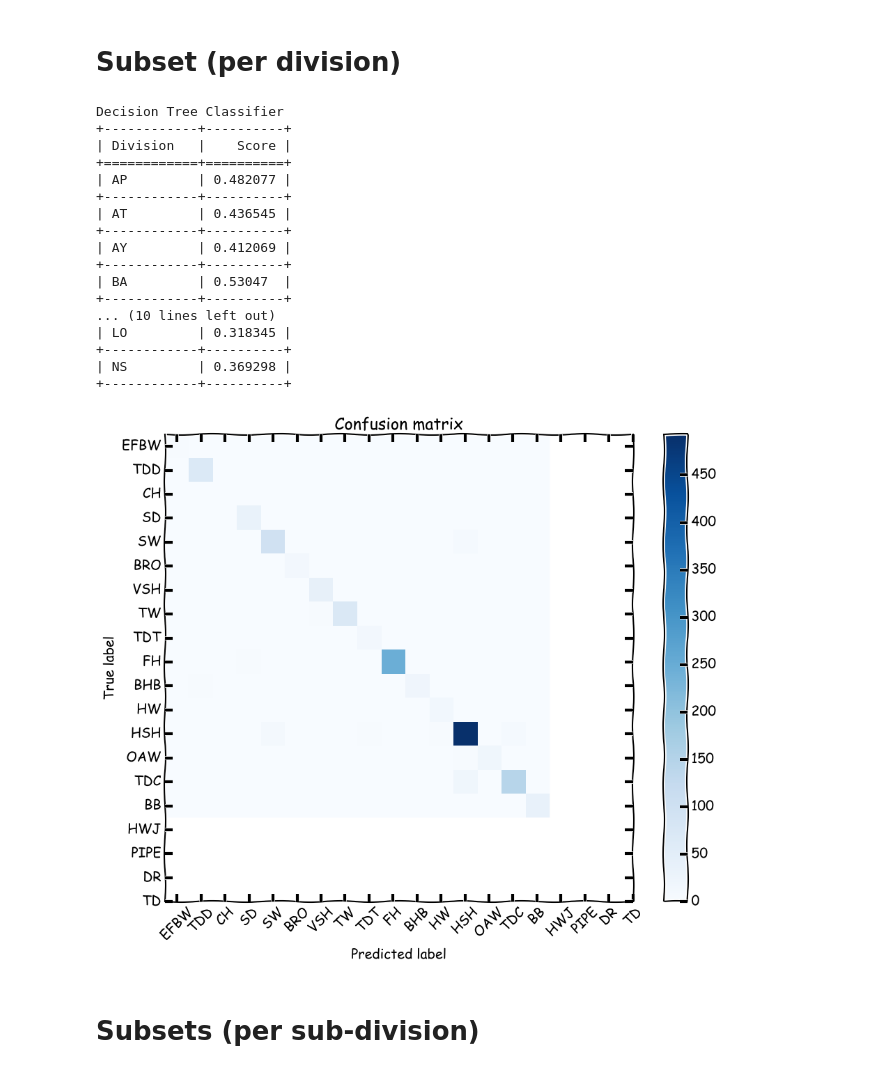
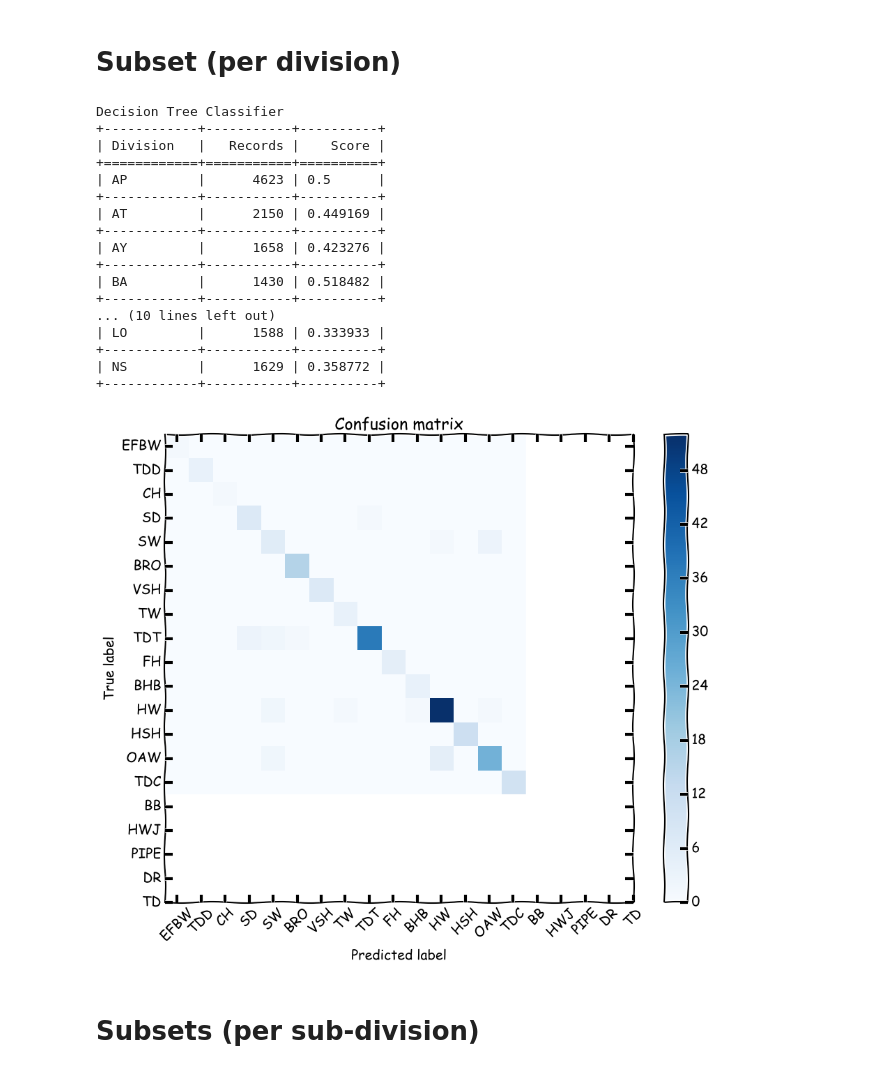
Before and after one commit to dchapp/rail_defect_analysis, a Jupyter notebook: Analysis - Defects.ipynb, the cells around one changed output. Saved outputs shown, nothing was run; the diff lists cells and outputs as text; code cells hidden in the pictures.

```diff
--- a/Analysis - Defects.ipynb
+++ b/Analysis - Defects.ipynb
@@ -601,7 +601,7 @@ def plot_confusion_matrix(clf, x_test, y_test, class_names, title='Confusion mat
 # Subset (per division)
 # %%
 # Features and labels to perform classification
-features = ["size", "weight", "mgt", "age"]
+features = ["size", "weight", "mgt", "age", "track_type", "curve_tang"]
 labels = ["defect_type"]
 
 df_clf = get_df_clf(df)
@@ -620,51 +620,51 @@ def run_per_division(div, df_clf):
     df_features = df_clf[features].values
 
     # Split the data for training and testing..
     x_train, x_test, y_train, y_test = train_test_split(df_features, df_labels, test_size=0.3, random_state=42)
 
     # Decision Tree
     clf, score = train_and_test((x_test, y_test), (x_train, y_train), tree.DecisionTreeClassifier)
     return score
 
 scores = []
 for d in df_clf.division.unique():
     scr = run_per_division(d, df_clf.copy())
-    scores.append([d, scr])
+    scores.append([d, df_clf[df_clf.division==d].division.count(), scr])
 
 print "Decision Tree Classifier"
-print tabulate(scores, headers=["Division", "Score"], tablefmt="grid")
+print tabulate(scores, headers=["Division", "Records", "Score"], tablefmt="grid")
 
 #
 # Plot confusion matrix for Decision Tree
 #
 
 # Split the dataset
 x_train, x_test, y_train, y_test = train_test_split(df_features, df_labels, test_size=0.3, random_state=42)
 
 # Train the classifier (use train_and_test defined above)
 clf, score = train_and_test((x_test, y_test), (x_train, y_train), tree.DecisionTreeClassifier)
 
 # Plot the data
 plot_confusion_matrix(clf, x_test, y_test, df_clf.defect_type.unique())
 # %% [output]
 Decision Tree Classifier
-+------------+----------+
-| Division   |    Score |
-+============+==========+
-| AP         | 0.482077 |
-+------------+----------+
-| AT         | 0.436545 |
-+------------+----------+
-| AY         | 0.412069 |
-+------------+----------+
-| BA         | 0.53047  |
-+------------+----------+
++------------+-----------+----------+
+| Division   |   Records |    Score |
++============+===========+==========+
+| AP         |      4623 | 0.5      |
++------------+-----------+----------+
+| AT         |      2150 | 0.449169 |
++------------+-----------+----------+
+| AY         |      1658 | 0.423276 |
++------------+-----------+----------+
+| BA         |      1430 | 0.518482 |
++------------+-----------+----------+
 ... (10 lines left out)
-| LO         | 0.318345 |
-+------------+----------+
-| NS         | 0.369298 |
-+------------+----------+
+| LO         |      1588 | 0.333933 |
++------------+-----------+----------+
+| NS         |      1629 | 0.358772 |
++------------+-----------+----------+
-[figure, old version]
+[figure, new version]
 # %% [markdown]
 # Subsets (per sub-division)
 # %%
```
Also changed, not shown: parts of 4 cells of this notebook.
